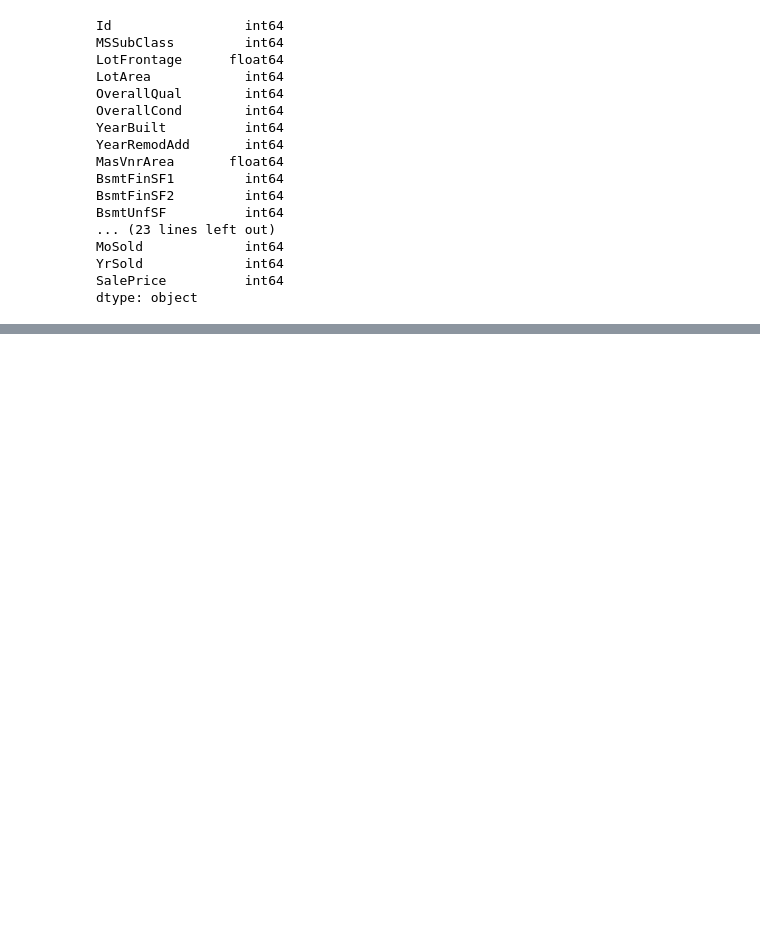
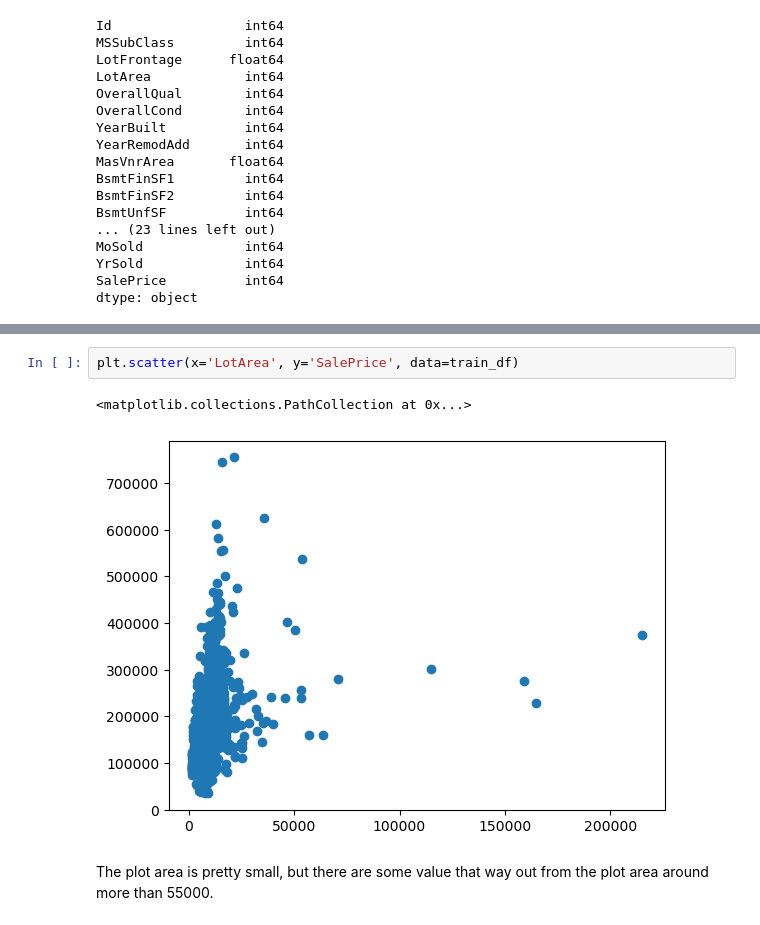
Before and after one commit to AkmalFazli27/house-prices-prediction, a Jupyter notebook: house_prices.ipynb, the cells around one changed output, grey strips where cells are left out. Cells and saved outputs as stored; diff of their text form; blank space fills up the shorter version.

```diff
--- a/house_prices.ipynb
+++ b/house_prices.ipynb
@@ -66,0 +108,7 @@ dtype: object
+# %%
+plt.scatter(x='LotArea', y='SalePrice', data=train_df)
+# %% [output]
+<matplotlib.collections.PathCollection at 0x...>
+[figure, added]
+# %% [markdown]
+The plot area is pretty small, but there are some value that way out from the plot area around more than 55000.
```
Also changed, not shown: parts of 20 cells of this notebook.
